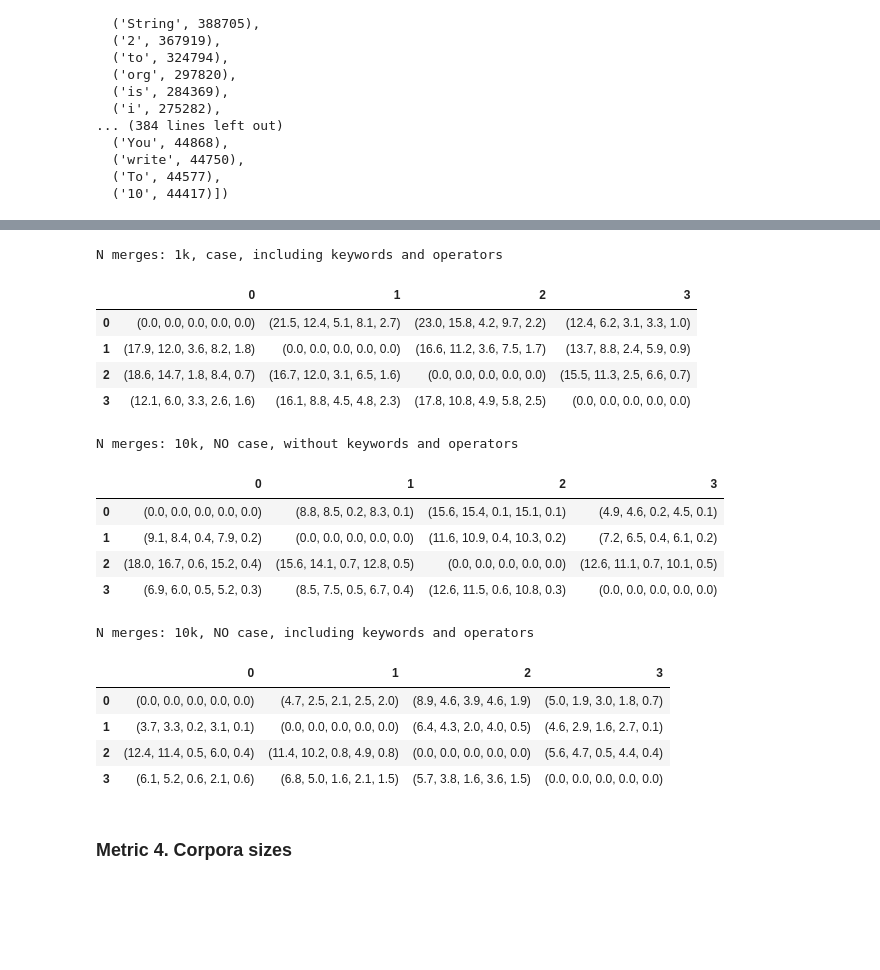
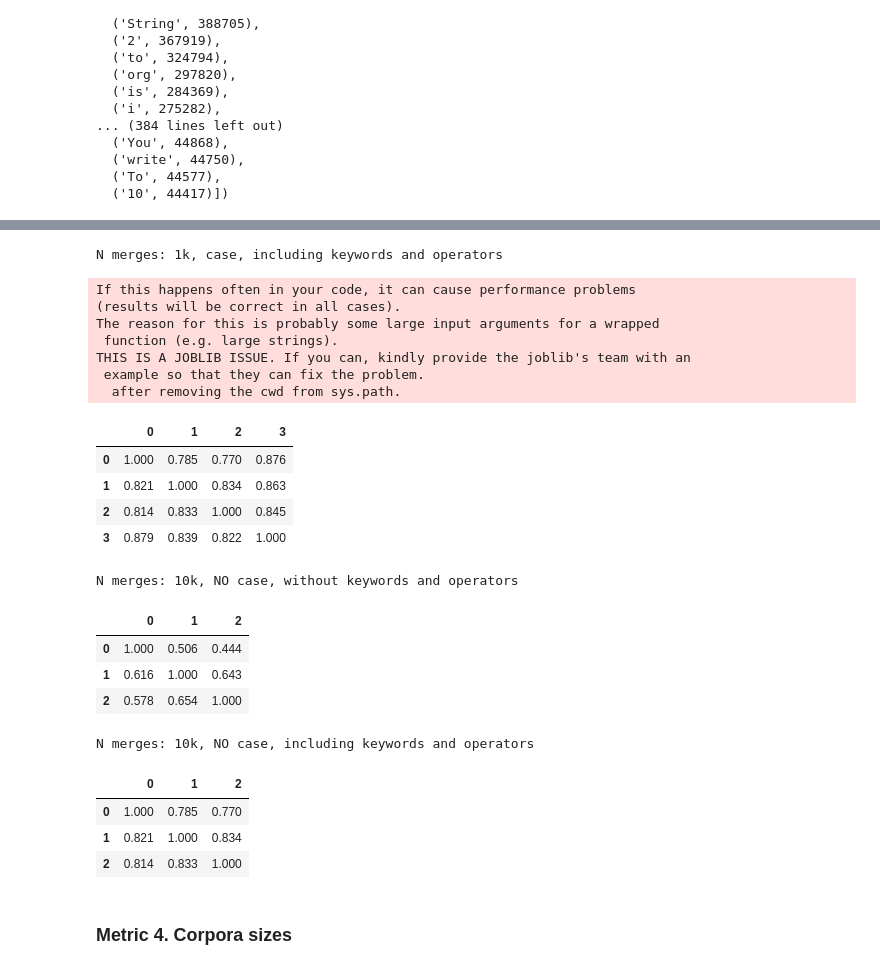
Before and after one commit to hlibbabii/log-recommender-dataprep, a Jupyter notebook: metrics/multilang_new.ipynb, the cells around one changed output, grey strips where cells are left out. Drawn from its saved outputs; the diff is of its cells as text; code cells hidden in the pictures; blank space fills up the shorter version.

```diff
--- a/metrics/multilang.ipynb
+++ b/metrics/multilang_new.ipynb
@@ -475,42 +440,47 @@ print(f"N merges: {n_merges//1000}k, case, including keywords and operators")
 m = merge_similarity_rate_matrix([java_all_vocab, python_all_vocab, c_all_vocab, multilang_all_vocab],
                                  [java_merges[:n_merges], python_merges[:n_merges], c_merges[:n_merges], multilang_merges[:n_merges]])
 
-DataFrame(pformat(m, lambda s: f'{s*100:.1f}'))
+DataFrame(m).round(3)
 # %% [output]
 N merges: 1k, case, including keywords and operators
+If this happens often in your code, it can cause performance problems
+(results will be correct in all cases).
+The reason for this is probably some large input arguments for a wrapped
+ function (e.g. large strings).
+THIS IS A JOBLIB ISSUE. If you can, kindly provide the joblib's team with an
+ example so that they can fix the problem.
+  after removing the cwd from sys.path.
 |  | 0 | 1 | 2 | 3 |
-| 0 | (0.0, 0.0, 0.0, 0.0, 0.0) | (21.5, 12.4, 5.1, 8.1, 2.7) | (23.0, 15.8, 4.2, 9.7, 2.2) | (12.4, 6.2, 3.1, 3.3, 1.0) |
-| 1 | (17.9, 12.0, 3.6, 8.2, 1.8) | (0.0, 0.0, 0.0, 0.0, 0.0) | (16.6, 11.2, 3.6, 7.5, 1.7) | (13.7, 8.8, 2.4, 5.9, 0.9) |
-| 2 | (18.6, 14.7, 1.8, 8.4, 0.7) | (16.7, 12.0, 3.1, 6.5, 1.6) | (0.0, 0.0, 0.0, 0.0, 0.0) | (15.5, 11.3, 2.5, 6.6, 0.7) |
-| 3 | (12.1, 6.0, 3.3, 2.6, 1.6) | (16.1, 8.8, 4.5, 4.8, 2.3) | (17.8, 10.8, 4.9, 5.8, 2.5) | (0.0, 0.0, 0.0, 0.0, 0.0) |
+| 0 | 1.000 | 0.785 | 0.770 | 0.876 |
+| 1 | 0.821 | 1.000 | 0.834 | 0.863 |
+| 2 | 0.814 | 0.833 | 1.000 | 0.845 |
+| 3 | 0.879 | 0.839 | 0.822 | 1.000 |
 # %%
 n_merges = 10000
 print(f"N merges: {n_merges//1000}k, NO case, without keywords and operators")
-m = merge_similarity_rate_matrix([java_nocase_bpe_vocab, python_nocase_bpe_vocab, c_nocase_bpe_vocab, multilang_nocase_bpe_vocab],
-                                 [java_nocase_merges[:n_merges], python_nocase_merges[:n_merges], c_nocase_merges[:n_merges], multilang_nocase_merges[:n_merges]])
+m = merge_similarity_rate_matrix([java_nocase_bpe_vocab, python_nocase_bpe_vocab, c_nocase_bpe_vocab],
+                                 [java_nocase_merges[:n_merges], python_nocase_merges[:n_merges], c_nocase_merges[:n_merges]])
 
-DataFrame(pformat(m, lambda s: f'{s*100:.1f}'))
+DataFrame(m).round(3)
 # %% [output]
 N merges: 10k, NO case, without keywords and operators
-|  | 0 | 1 | 2 | 3 |
-| 0 | (0.0, 0.0, 0.0, 0.0, 0.0) | (8.8, 8.5, 0.2, 8.3, 0.1) | (15.6, 15.4, 0.1, 15.1, 0.1) | (4.9, 4.6, 0.2, 4.5, 0.1) |
-| 1 | (9.1, 8.4, 0.4, 7.9, 0.2) | (0.0, 0.0, 0.0, 0.0, 0.0) | (11.6, 10.9, 0.4, 10.3, 0.2) | (7.2, 6.5, 0.4, 6.1, 0.2) |
-| 2 | (18.0, 16.7, 0.6, 15.2, 0.4) | (15.6, 14.1, 0.7, 12.8, 0.5) | (0.0, 0.0, 0.0, 0.0, 0.0) | (12.6, 11.1, 0.7, 10.1, 0.5) |
-| 3 | (6.9, 6.0, 0.5, 5.2, 0.3) | (8.5, 7.5, 0.5, 6.7, 0.4) | (12.6, 11.5, 0.6, 10.8, 0.3) | (0.0, 0.0, 0.0, 0.0, 0.0) |
+|  | 0 | 1 | 2 |
+| 0 | 1.000 | 0.506 | 0.444 |
+| 1 | 0.616 | 1.000 | 0.643 |
+| 2 | 0.578 | 0.654 | 1.000 |
 # %%
 n_merges = 10000
 print(f"N merges: {n_merges//1000}k, NO case, including keywords and operators")
-m = merge_similarity_rate_matrix([java_nocase_all_vocab, python_nocase_all_vocab, c_nocase_all_vocab, multilang_nocase_all_vocab],
-                                 [java_nocase_merges[:n_merges], python_nocase_merges[:n_merges], c_nocase_merges[:n_merges], multilang_nocase_merges[:n_merges]])
+m = merge_similarity_rate_matrix([java_nocase_all_vocab, python_nocase_all_vocab, c_nocase_all_vocab],
+                                 [java_nocase_merges[:n_merges], python_nocase_merges[:n_merges], c_nocase_merges[:n_merges]])
 
-DataFrame(pformat(m, lambda s: f'{s*100:.1f}'))
+DataFrame(m).round(3)
 # %% [output]
 N merges: 10k, NO case, including keywords and operators
-|  | 0 | 1 | 2 | 3 |
-| 0 | (0.0, 0.0, 0.0, 0.0, 0.0) | (4.7, 2.5, 2.1, 2.5, 2.0) | (8.9, 4.6, 3.9, 4.6, 1.9) | (5.0, 1.9, 3.0, 1.8, 0.7) |
-| 1 | (3.7, 3.3, 0.2, 3.1, 0.1) | (0.0, 0.0, 0.0, 0.0, 0.0) | (6.4, 4.3, 2.0, 4.0, 0.5) | (4.6, 2.9, 1.6, 2.7, 0.1) |
-| 2 | (12.4, 11.4, 0.5, 6.0, 0.4) | (11.4, 10.2, 0.8, 4.9, 0.8) | (0.0, 0.0, 0.0, 0.0, 0.0) | (5.6, 4.7, 0.5, 4.4, 0.4) |
-| 3 | (6.1, 5.2, 0.6, 2.1, 0.6) | (6.8, 5.0, 1.6, 2.1, 1.5) | (5.7, 3.8, 1.6, 3.6, 1.5) | (0.0, 0.0, 0.0, 0.0, 0.0) |
+|  | 0 | 1 | 2 |
+| 0 | 1.000 | 0.785 | 0.770 |
+| 1 | 0.821 | 1.000 | 0.834 |
+| 2 | 0.814 | 0.833 | 1.000 |
 # %% [markdown]
 ### Metric 4. Corpora sizes
 # %% [markdown]
```
Also changed, not shown: parts of 11 cells of this notebook, 2 other files.
